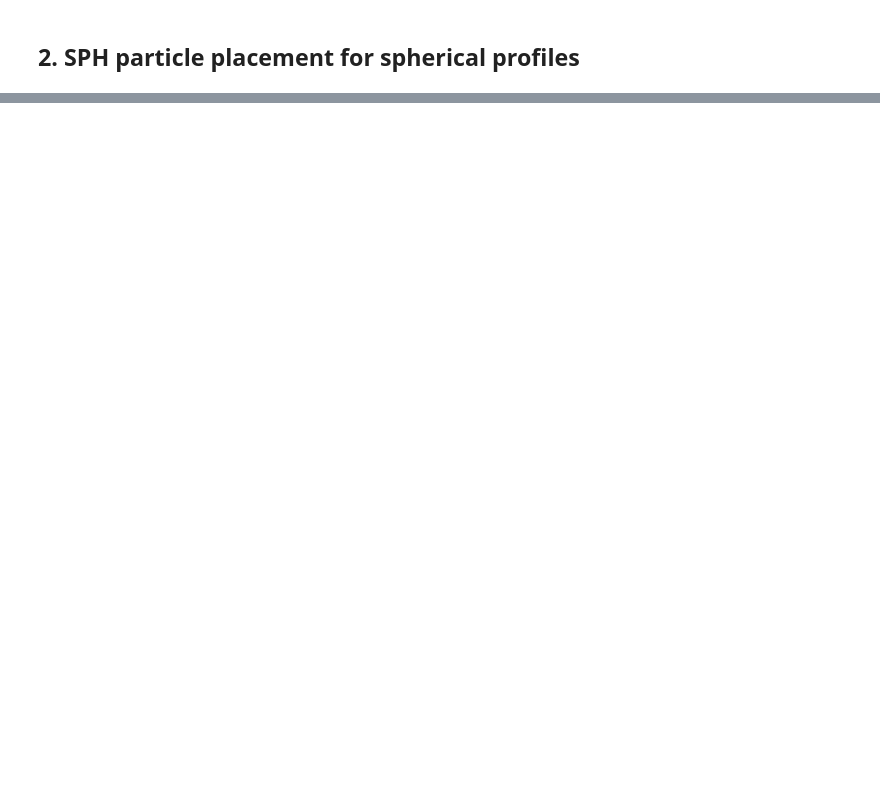
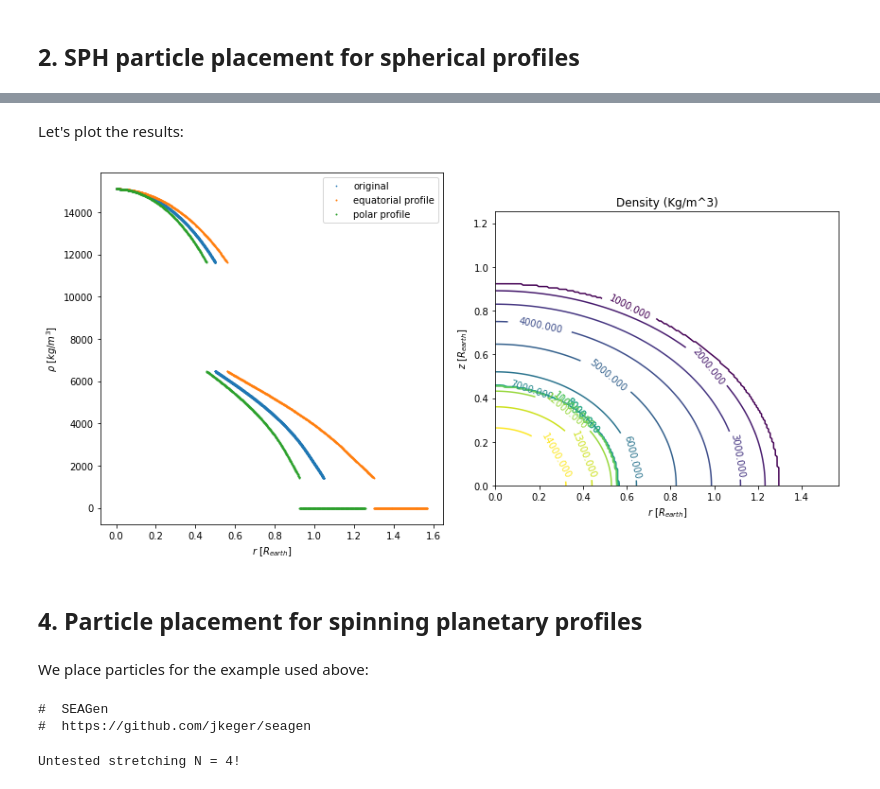
Before and after one commit to srbonilla/WoMa, a Jupyter notebook: tutorial.ipynb, the cells around one changed output, grey strips where cells are left out. Drawn from its saved outputs; the diff is of its cells as text; code cells hidden in the pictures; blank space fills up the shorter version.

```diff
--- a/tutorial.ipynb
+++ b/tutorial.ipynb
@@ -270,0 +393,4 @@ woma.eos.P_T_rho(1e200, 1e200, 302)
+# %%
+l2_test_spin = woma.SpinPlanet(
+    planet = l2_test
+    )
@@ -270,0 +439,55 @@ woma.eos.P_T_rho(1e200, 1e200, 302)
+# %% [markdown]
+Let's plot the results:
+# %%
+def plot_spin_profile(spin_planet):
+
+    sp = spin_planet
+
+    fig, ax = plt.subplots(1,2, figsize=(12,6))
+    ax[0].scatter(sp.A1_r/R_earth, sp.A1_rho, label = 'original', s = 0.5)
+    ax[0].scatter(sp.A1_r_equator/R_earth, sp.A1_rho_equator, label = 'equatorial profile', s = 1)
+    ax[0].scatter(sp.A1_r_pole/R_earth, sp.A1_rho_pole, label = 'polar profile', s = 1)
+    ax[0].set_xlabel(r"$r$ [$R_{earth}$]")
+    ax[0].set_ylabel(r"$\rho$ [$kg/m^3$]")
+    ax[0].legend()
+
+
+    r_array_coarse = np.linspace(0, np.max(sp.A1_r_equator), 200)
+    z_array_coarse = np.linspace(0, np.max(sp.A1_r_pole), 200)
+    rho_grid = np.zeros((r_array_coarse.shape[0], z_array_coarse.shape[0]))
+    for i in range(rho_grid.shape[0]):
+        radius = r_array_coarse[i]
+        for j in range(rho_grid.shape[1]):
+            z = z_array_coarse[j]
+            rho_grid[i,j] = woma.us.rho_rz(radius, z,
+                                      sp.A1_r_equator, sp.A1_rho_equator,
+                                      sp.A1_r_pole, sp.A1_rho_pole)
+
+    X, Y = np.meshgrid(r_array_coarse/R_earth, z_array_coarse/R_earth)
+    Z = rho_grid.T
+    levels = np.arange(1000, 15000, 1000)
+    ax[1].set_aspect('equal')
+    CS = plt.contour(X, Y, Z, levels = levels)
+    ax[1].clabel(CS, inline=1, fontsize=10)
+    ax[1].set_xlabel(r"$r$ [$R_{earth}$]")
+    ax[1].set_ylabel(r"$z$ [$R_{earth}$]")
+    ax[1].set_title('Density (Kg/m^3)')
+
+    plt.tight_layout()
+    plt.show()
+# %%
+plot_spin_profile(l2_test_spin)
+# %% [output]
+[figure, added]
+# %% [markdown]
+## 4. Particle placement for spinning planetary profiles
+# %% [markdown]
+We place particles for the example used above:
+# %%
+particles = woma.GenSpheroid(
+    spin_planet = l2_test_spin,
+    N_particles = 1e5)
+# %% [output]
+#  SEAGen
+#  https://github.com/jkeger/seagen
+Untested stretching N = 4!
```
Also changed, not shown: parts of 23 cells of this notebook, 4 other files.
